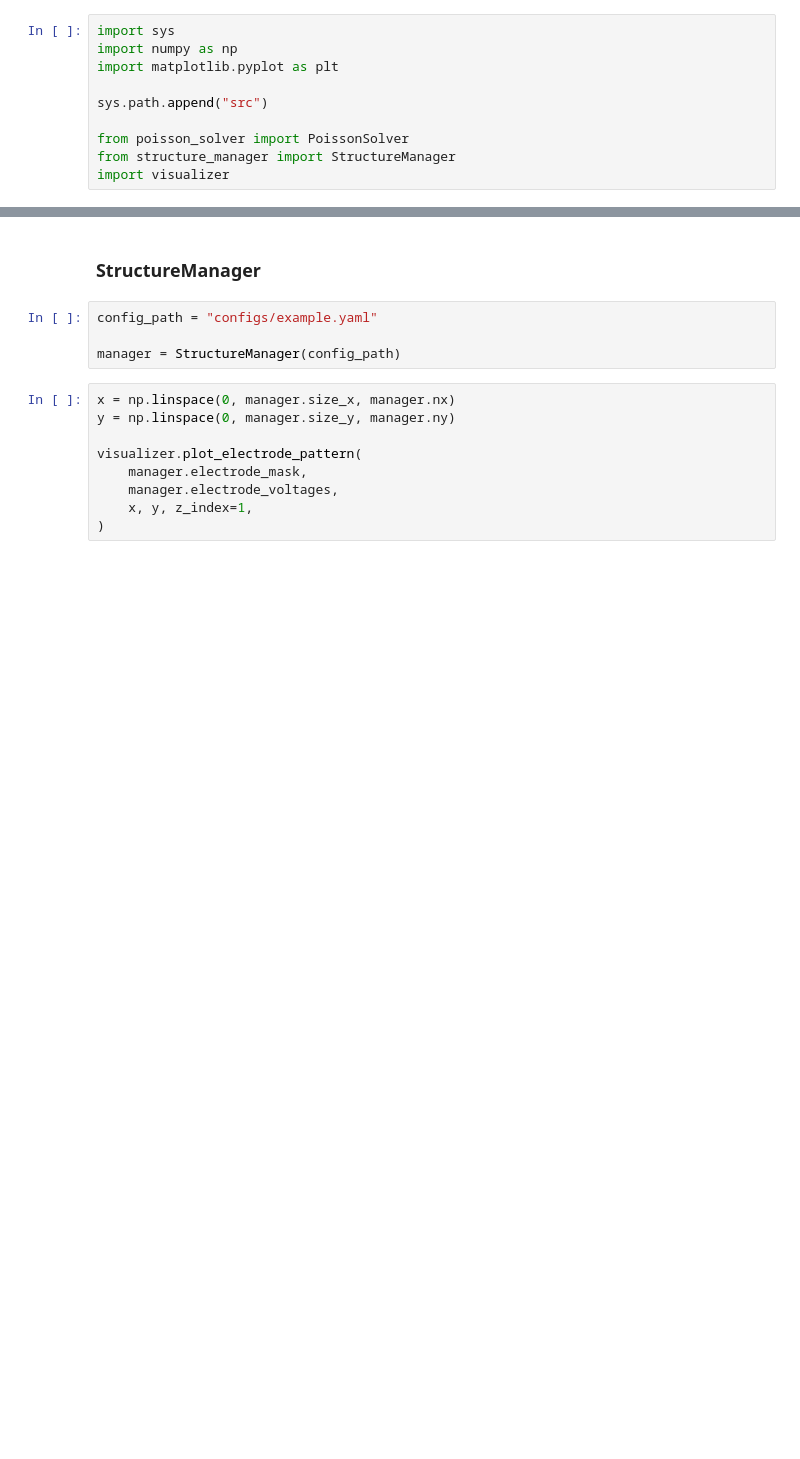
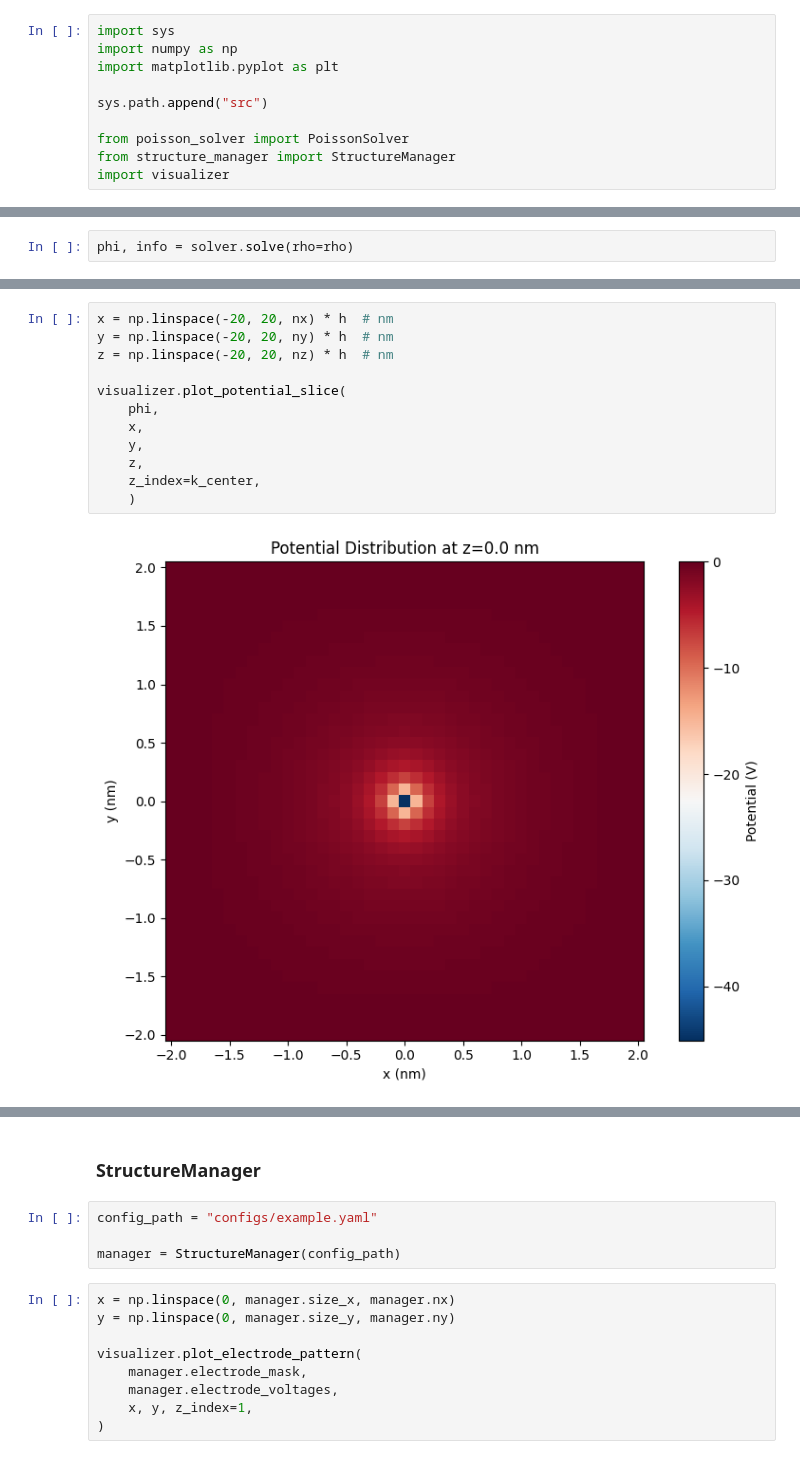
Before and after one commit to oiwalab/Poisson-SOR, a Jupyter notebook: manual_test.ipynb, the cells around one changed output, grey strips where cells are left out. Drawn from its saved outputs; the diff is of its cells as text; blank space fills up the shorter version.

```diff
--- a/manual_test.ipynb
+++ b/manual_test.ipynb
@@ -10,0 +47,2 @@ import visualizer
+# %%
+phi, info = solver.solve(rho=rho)
@@ -10,0 +67,14 @@ import visualizer
+# %%
+x = np.linspace(-20, 20, nx) * h  # nm
+y = np.linspace(-20, 20, ny) * h  # nm
+z = np.linspace(-20, 20, nz) * h  # nm
+
+visualizer.plot_potential_slice(
+    phi,
+    x,
+    y,
+    z,
+    z_index=k_center,
+    )
+# %% [output]
+[figure, added]
```
Also changed, not shown: parts of 8 cells of this notebook.
